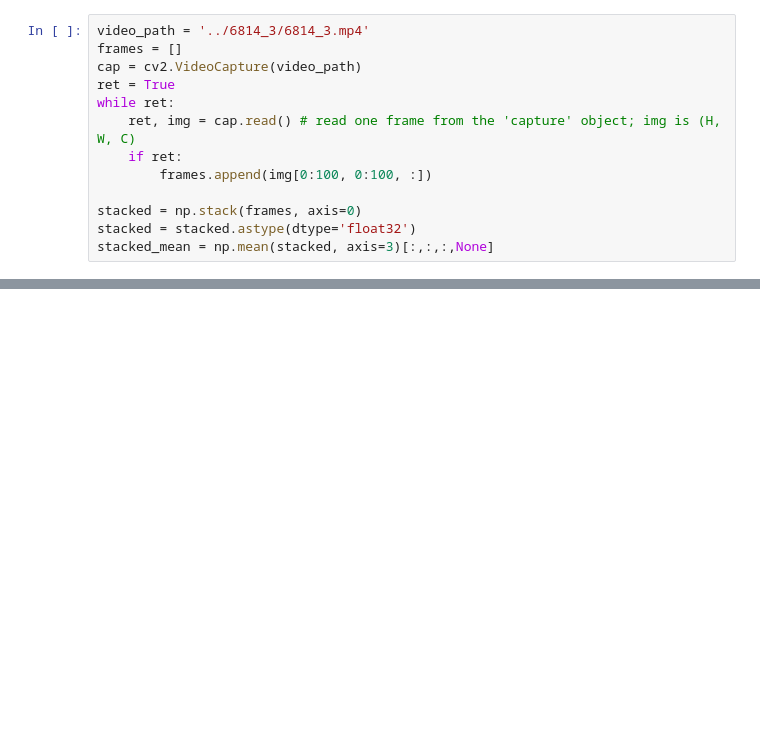
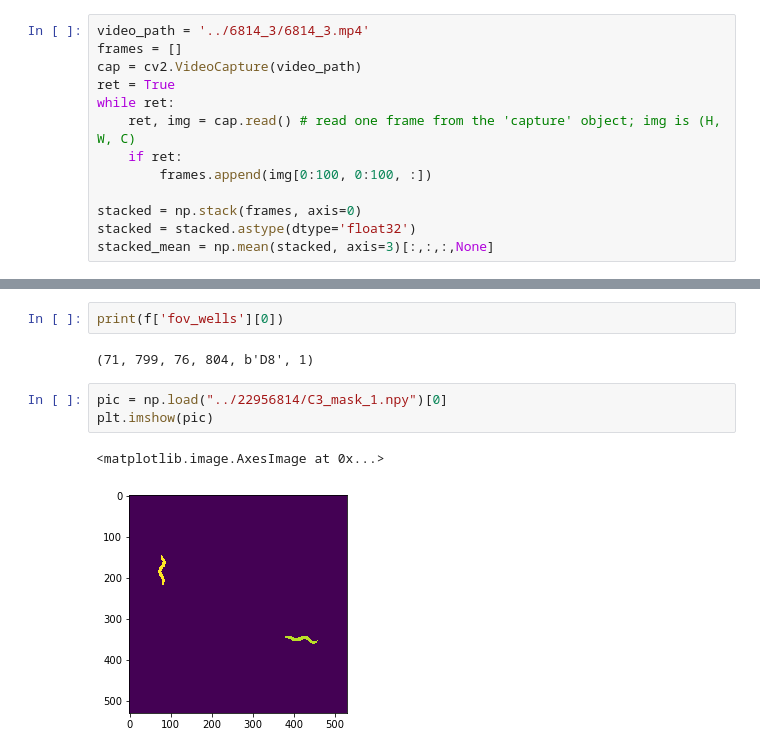
Before and after one commit to RosaryYao/msc_wormtracking, a Jupyter notebook: methods.ipynb, the cells around one changed output, grey strips where cells are left out. Drawn from its saved outputs; the diff is of its cells as text; blank space fills up the shorter version.

```diff
--- a/methods.ipynb
+++ b/methods.ipynb
@@ -90,0 +266,10 @@ svmem(total=439595151360, available=179758194688, percent=59.1, used=25657509068
+# %%
+print(f['fov_wells'][0])
+# %% [output]
+(71, 799, 76, 804, b'D8', 1)
+# %%
+pic = np.load("../22956814/C3_mask_1.npy")[0]
+plt.imshow(pic)
+# %% [output]
+<matplotlib.image.AxesImage at 0x...>
+[figure, added]
```
Also changed, not shown: parts of 18 cells of this notebook.
